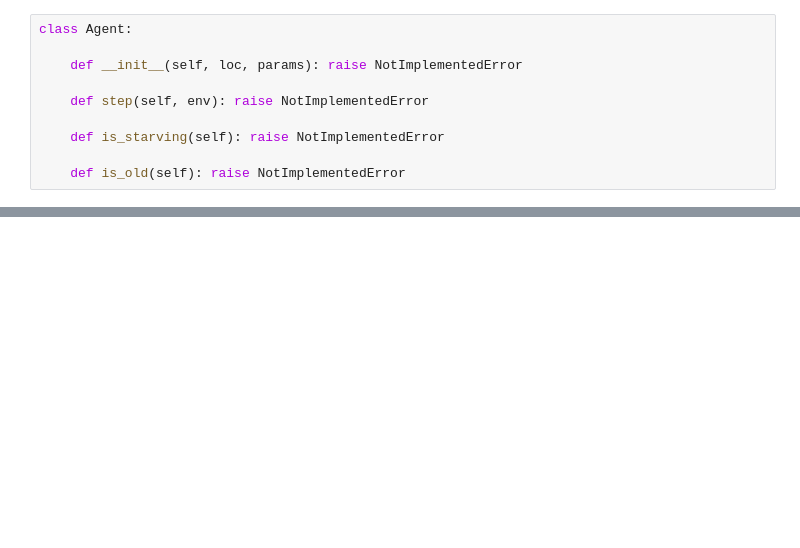
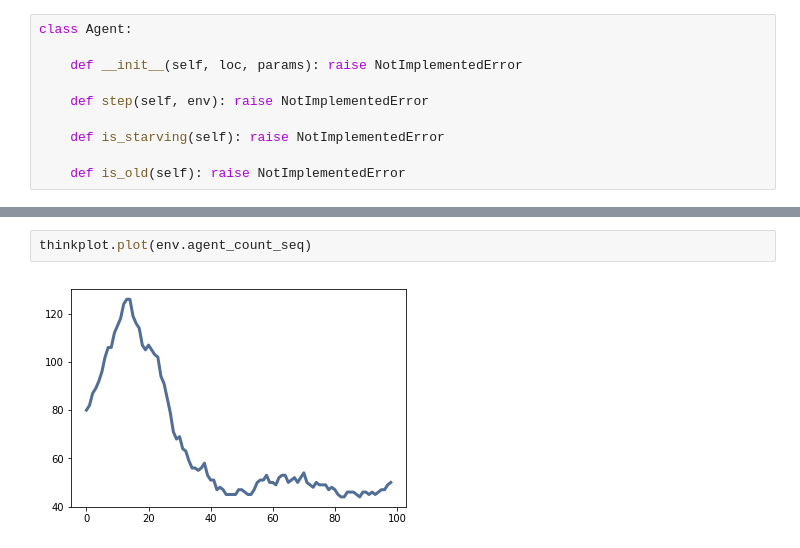
Before and after one commit to IanJaroszek/ComplexProject, a Jupyter notebook: Final_Project.ipynb, the cells around one changed output, grey strips where cells are left out. Drawn from its saved outputs; the diff is of its cells as text; blank space fills up the shorter version.

```diff
--- a/Final_Project.ipynb
+++ b/Final_Project.ipynb
@@ -385,0 +375,4 @@ anim
+# %%
+thinkplot.plot(env.agent_count_seq)
+# %% [output]
+[figure, added]
```
Also changed, not shown: parts of 13 cells of this notebook.
